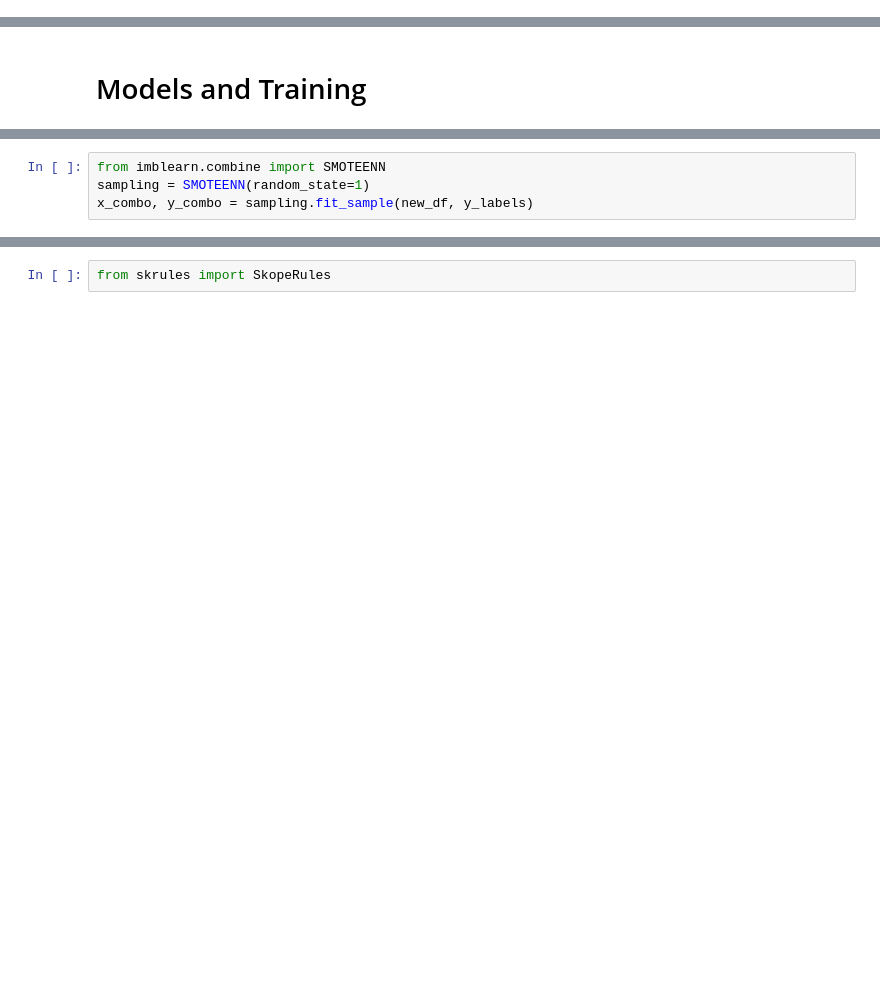
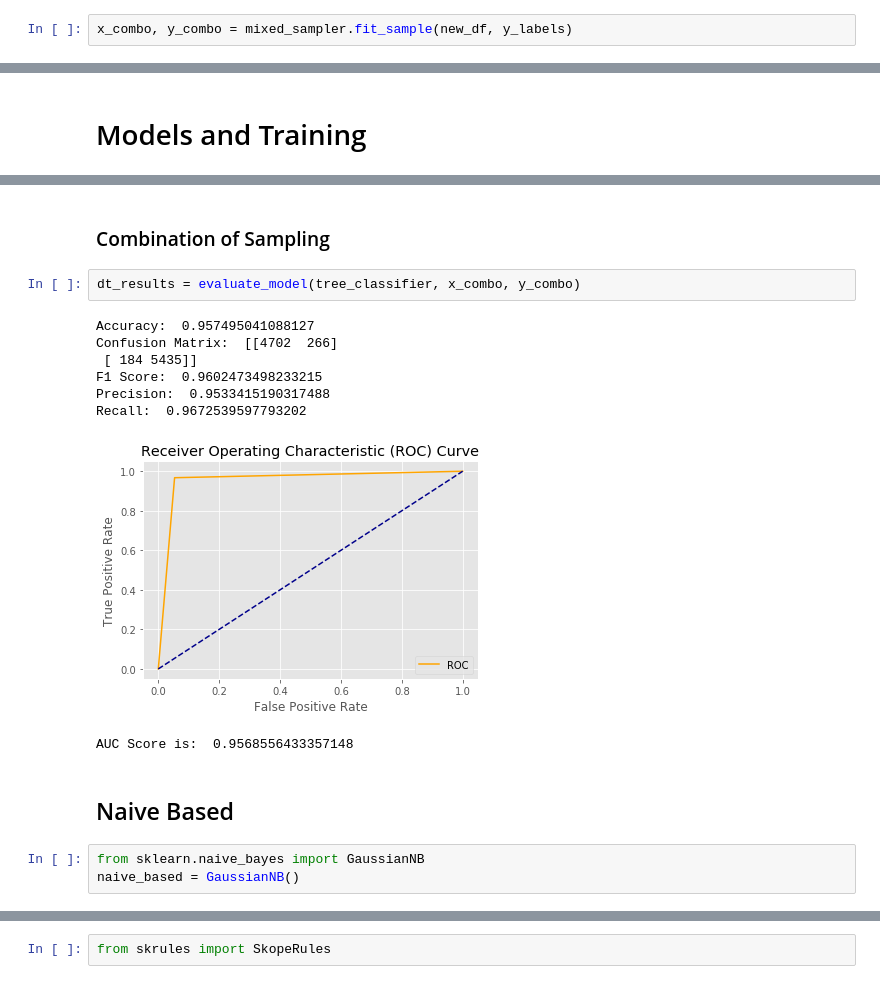
Before and after one commit to LanghaniKuldeep/CSI5155_Project, a Jupyter notebook: ml-project.ipynb, the cells around one changed output, grey strips where cells are left out. Saved outputs shown, nothing was run; the diff lists cells and outputs as text; blank space fills up the shorter version.

```diff
--- a/ml-project.ipynb
+++ b/ml-project.ipynb
@@ -436,0 +461,2 @@ Name: Type, dtype: int64
+# %%
+x_combo, y_combo = mixed_sampler.fit_sample(new_df, y_labels)
@@ -654,4 +505,0 @@ Recall:  0.037037037037037035
-# %%
-from imblearn.combine import SMOTEENN
-sampling = SMOTEENN(random_state=1)
-x_combo, y_combo = sampling.fit_sample(new_df, y_labels)
@@ -705,0 +536,18 @@ new_df
+# %% [markdown]
+### Combination of Sampling
+# %%
+dt_results = evaluate_model(tree_classifier, x_combo, y_combo)
+# %% [output]
+Accuracy:  0.957495041088127
+Confusion Matrix:  [[4702  266]
+ [ 184 5435]]
+F1 Score:  0.9602473498233215
+Precision:  0.9533415190317488
+Recall:  0.9672539597793202
+[figure, added]
+AUC Score is:  0.9568556433357148
+# %% [markdown]
+## Naive Based
+# %%
+from sklearn.naive_bayes import GaussianNB
+naive_based = GaussianNB()
```
Also changed, not shown: parts of 130 cells of this notebook.
